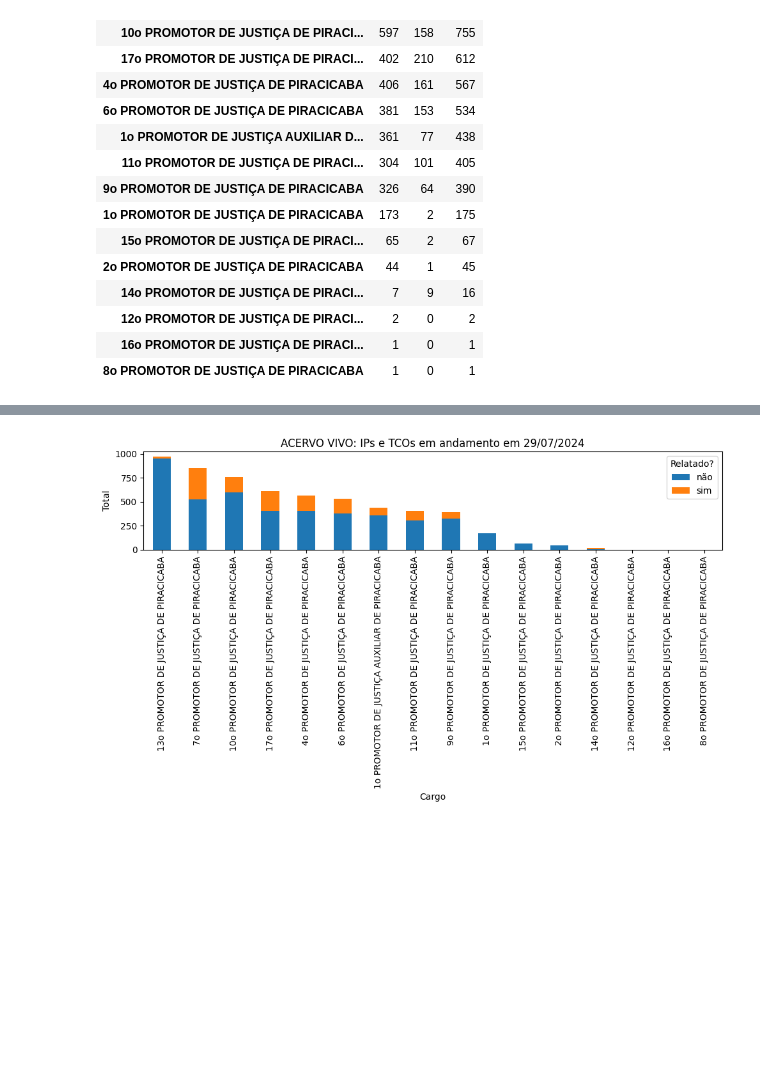
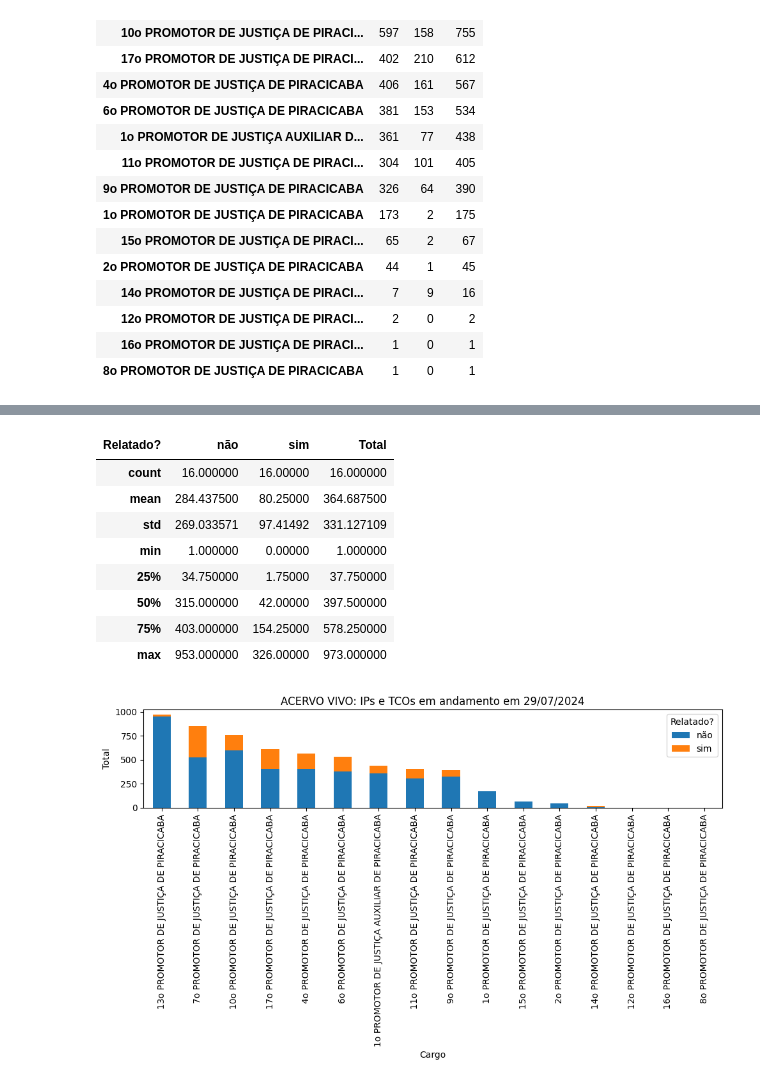
Before and after one commit to jespimentel/acervo_vivo, a Jupyter notebook: acervo_SISMP_2024_07_29.ipynb, the cells around one changed output, grey strips where cells are left out. Saved outputs shown, nothing was run; the diff lists cells and outputs as text; code cells hidden in the pictures; blank space fills up the shorter version.

```diff
--- a/acervo_SISMP_2024_07_29.ipynb
+++ b/acervo_SISMP_2024_07_29.ipynb
@@ -288,3 +298,16 @@ ACERVO VIVO: IPs e TCOs em andamento em 29/07/2024
+# %%
+# Estatísticas
+resumo.describe()
+# %% [output]
+| Relatado? | não | sim | Total |
+| count | 16.000000 | 16.00000 | 16.000000 |
+| mean | 284.437500 | 80.25000 | 364.687500 |
+| std | 269.033571 | 97.41492 | 331.127109 |
+| min | 1.000000 | 0.00000 | 1.000000 |
+| 25% | 34.750000 | 1.75000 | 37.750000 |
+| 50% | 315.000000 | 42.00000 | 397.500000 |
+| 75% | 403.000000 | 154.25000 | 578.250000 |
+| max | 953.000000 | 326.00000 | 973.000000 |
 # %%
 # Preparação para a construção do gráfico
 resumo = resumo.drop(columns=['Total'])
```
Also changed, not shown: parts of 5 cells of this notebook.
